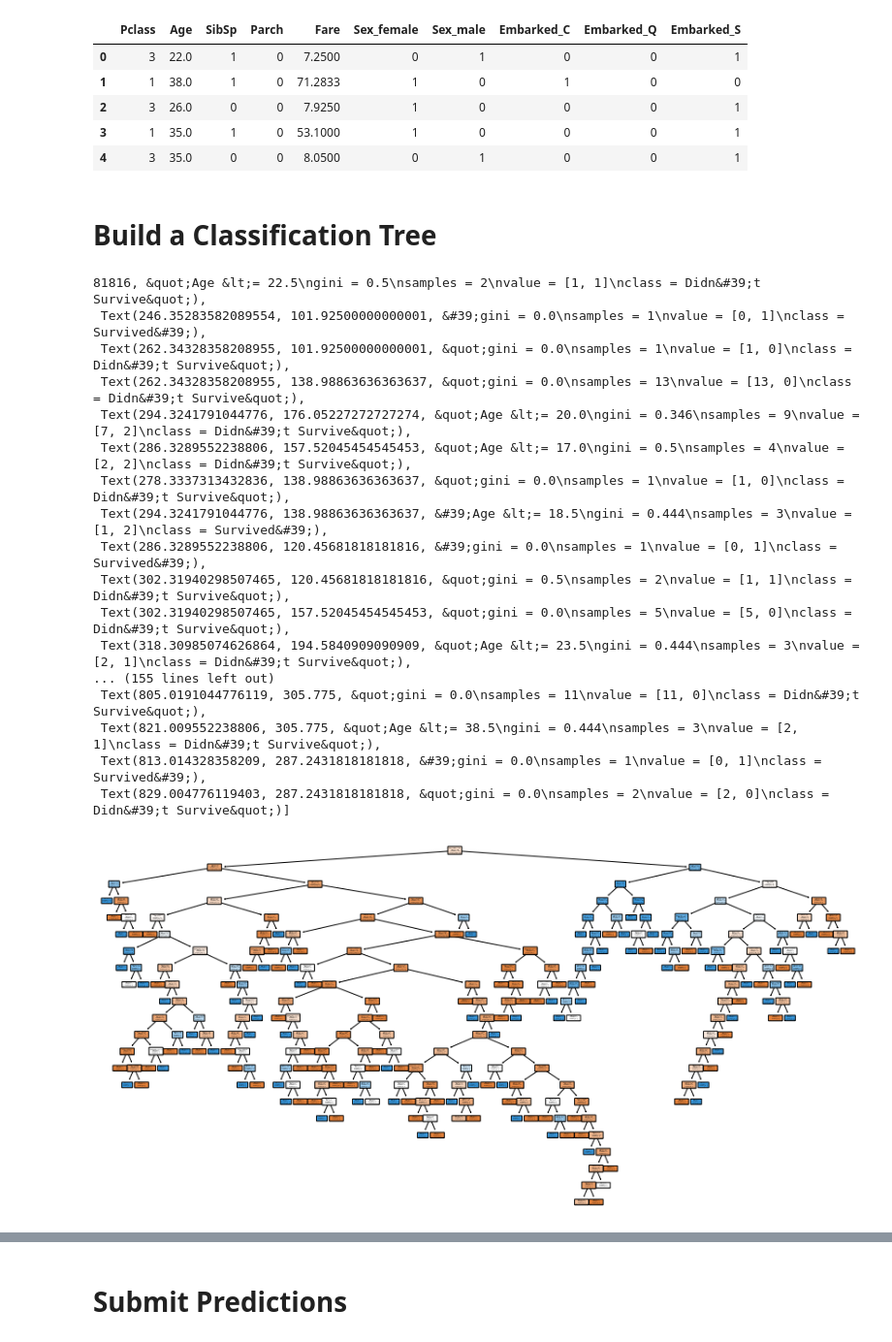
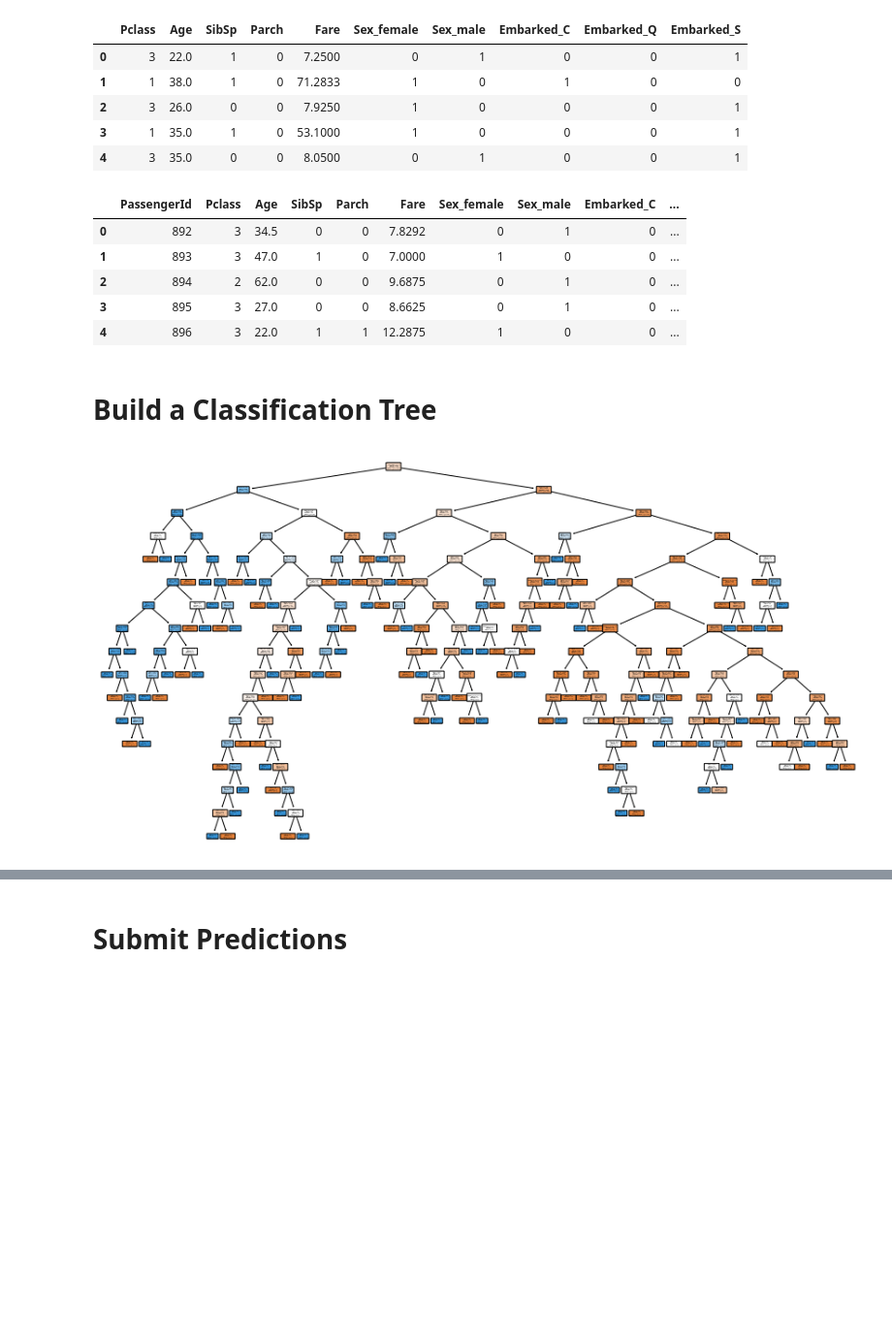
Before and after one commit to PratsNathan/Titanic, a Jupyter notebook: Titanic Data Science.ipynb, the cells around one changed output, grey strips where cells are left out. Shown at 97% size. Drawn from its saved outputs; the diff is of its cells as text; code cells hidden in the pictures; blank space fills up the shorter version.

Commit message:
76 percents with Decision Tree

```diff
--- a/Titanic Data Science.ipynb
+++ b/Titanic Data Science.ipynb
@@ -90,8 +90,9 @@ for i in train.columns:
 # %% [markdown]
 # Dealing with Missing Data
 # %%
-train = train.drop(columns = ['Cabin'])
-train = train.dropna()
+for df in dfs:
+    df.drop(columns = ['Cabin'],inplace = True)
+    df.dropna(inplace = True)
 
 len(train)
 # %% [output]
@@ -99,7 +100,10 @@ len(train)
 # %% [markdown]
 # Format Data: X and y
 # %%
-X = train.drop(columns = ["Survived","Ticket","Name","PassengerId"])
+for df in dfs:
+    df.drop(columns = ["Ticket","Name"], inplace = True)
+
+X = train.drop(columns = ["Survived","PassengerId"])
 X.head()
 # %% [output]
 |  | Pclass | Sex | Age | SibSp | Parch | Fare | Embarked |
@@ -151,38 +156,32 @@ X.head()
 | 2 | 3 | 26.0 | 0 | 0 | 7.9250 | 1 | 0 | 0 | 0 | 1 |
 | 3 | 1 | 35.0 | 1 | 0 | 53.1000 | 1 | 0 | 0 | 0 | 1 |
 | 4 | 3 | 35.0 | 0 | 0 | 8.0500 | 0 | 1 | 0 | 0 | 1 |
+# %%
+test.head()
+# %% [output]
+|  | PassengerId | Pclass | Age | SibSp | Parch | Fare | Sex_female | Sex_male | Embarked_C | ... |
+| 0 | 892 | 3 | 34.5 | 0 | 0 | 7.8292 | 0 | 1 | 0 | ... |
+| 1 | 893 | 3 | 47.0 | 1 | 0 | 7.0000 | 1 | 0 | 0 | ... |
+| 2 | 894 | 2 | 62.0 | 0 | 0 | 9.6875 | 0 | 1 | 0 | ... |
+| 3 | 895 | 3 | 27.0 | 0 | 0 | 8.6625 | 0 | 1 | 0 | ... |
+| 4 | 896 | 3 | 22.0 | 1 | 1 | 12.2875 | 1 | 0 | 0 | ... |
 # %% [markdown]
 # Build a Classification Tree
 # %%
 X_train, X_test, Y_train, Y_test = train_test_split(X,Y)
-clf_dt = DecisionTreeClassifier()
+random_state_number = 2
+clf_dt = DecisionTreeClassifier(random_state=random_state_number)
 clf_dt = clf_dt.fit(X_train,Y_train)
 # %%
-plt.figure(figsize=(15,7.5))
+plt.figure(figsize=(15,8))
 plot_tree(  clf_dt,
             filled = True,
             rounded = True,
             class_names = ["Didn't Survive", "Survived"],
             feature_names=X.columns)
+plt.show()
 # %% [output]
-81816, &quot;Age &lt;= 22.5\ngini = 0.5\nsamples = 2\nvalue = [1, 1]\nclass = Didn&#39;t Survive&quot;),
- Text(246.35283582089554, 101.92500000000001, &#39;gini = 0.0\nsamples = 1\nvalue = [0, 1]\nclass = Survived&#39;),
- Text(262.34328358208955, 101.92500000000001, &quot;gini = 0.0\nsamples = 1\nvalue = [1, 0]\nclass = Didn&#39;t Survive&quot;),
- Text(262.34328358208955, 138.98863636363637, &quot;gini = 0.0\nsamples = 13\nvalue = [13, 0]\nclass = Didn&#39;t Survive&quot;),
- Text(294.3241791044776, 176.05227272727274, &quot;Age &lt;= 20.0\ngini = 0.346\nsamples = 9\nvalue = [7, 2]\nclass = Didn&#39;t Survive&quot;),
- Text(286.3289552238806, 157.52045454545453, &quot;Age &lt;= 17.0\ngini = 0.5\nsamples = 4\nvalue = [2, 2]\nclass = Didn&#39;t Survive&quot;),
- Text(278.3337313432836, 138.98863636363637, &quot;gini = 0.0\nsamples = 1\nvalue = [1, 0]\nclass = Didn&#39;t Survive&quot;),
- Text(294.3241791044776, 138.98863636363637, &#39;Age &lt;= 18.5\ngini = 0.444\nsamples = 3\nvalue = [1, 2]\nclass = Survived&#39;),
- Text(286.3289552238806, 120.45681818181816, &#39;gini = 0.0\nsamples = 1\nvalue = [0, 1]\nclass = Survived&#39;),
- Text(302.31940298507465, 120.45681818181816, &quot;gini = 0.5\nsamples = 2\nvalue = [1, 1]\nclass = Didn&#39;t Survive&quot;),
- Text(302.31940298507465, 157.52045454545453, &quot;gini = 0.0\nsamples = 5\nvalue = [5, 0]\nclass = Didn&#39;t Survive&quot;),
- Text(318.30985074626864, 194.5840909090909, &quot;Age &lt;= 23.5\ngini = 0.444\nsamples = 3\nvalue = [2, 1]\nclass = Didn&#39;t Survive&quot;),
-... (155 lines left out)
- Text(805.0191044776119, 305.775, &quot;gini = 0.0\nsamples = 11\nvalue = [11, 0]\nclass = Didn&#39;t Survive&quot;),
- Text(821.009552238806, 305.775, &quot;Age &lt;= 38.5\ngini = 0.444\nsamples = 3\nvalue = [2, 1]\nclass = Didn&#39;t Survive&quot;),
- Text(813.014328358209, 287.2431818181818, &#39;gini = 0.0\nsamples = 1\nvalue = [0, 1]\nclass = Survived&#39;),
- Text(829.004776119403, 287.2431818181818, &quot;gini = 0.0\nsamples = 2\nvalue = [2, 0]\nclass = Didn&#39;t Survive&quot;)]
-[figure, old version]
+[figure, new version]
 # %%
 plot_confusion_matrix(clf_dt,X_test,Y_test,display_labels=["Didn't Survive","Survived"])
 # %% [output]
```
Also changed, not shown: parts of 20 cells of this notebook, 1 other file.
